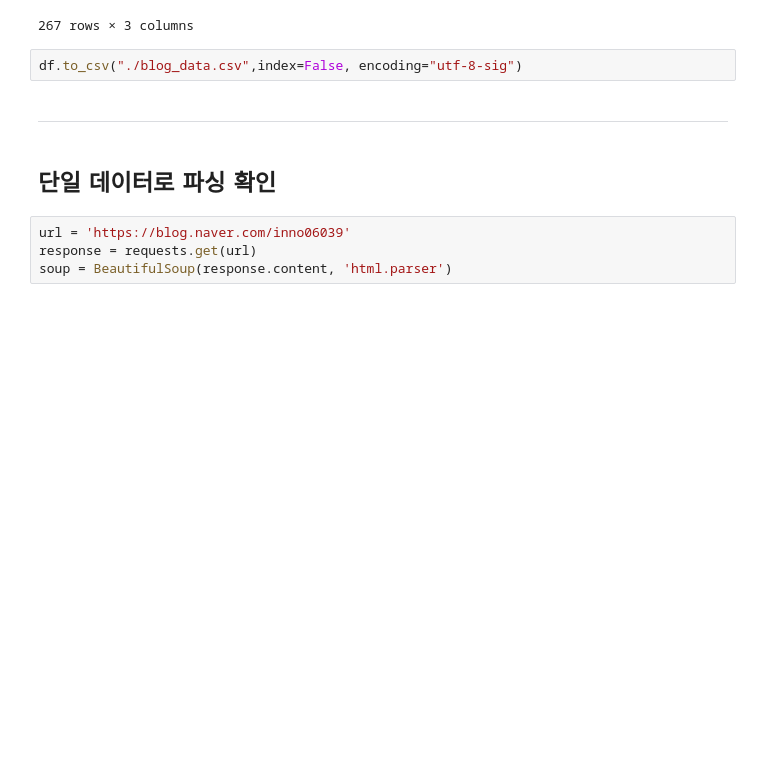
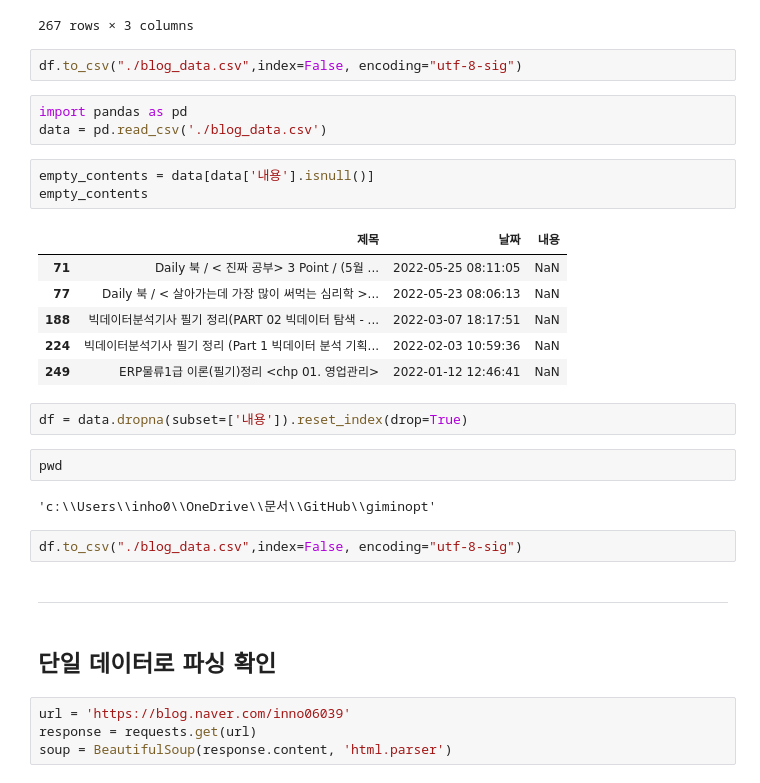
Before and after one commit to ru2zi/giminopt, a Jupyter notebook: train.ipynb, the cells around one changed output. Drawn from its saved outputs; the diff is of its cells as text; blank space fills up the shorter version.

```diff
--- a/train.ipynb
+++ b/train.ipynb
@@ -309,6 +309,27 @@ df
 267 rows × 3 columns
 # %%
 df.to_csv("./blog_data.csv",index=False, encoding="utf-8-sig")
+# %%
+import pandas as pd
+data = pd.read_csv('./blog_data.csv')
+# %%
+empty_contents = data[data['내용'].isnull()]
+empty_contents
+# %% [output]
+|  | 제목 | 날짜 | 내용 |
+| 71 | Daily 북 / < 진짜 공부> 3 Point / (5월 ... | 2022-05-25 08:11:05 | NaN |
+| 77 | Daily 북 / < 살아가는데 가장 많이 써먹는 심리학 >... | 2022-05-23 08:06:13 | NaN |
+| 188 | 빅데이터분석기사 필기 정리(PART 02 빅데이터 탐색 - ... | 2022-03-07 18:17:51 | NaN |
+| 224 | 빅데이터분석기사 필기 정리 (Part 1 빅데이터 분석 기획... | 2022-02-03 10:59:36 | NaN |
+| 249 | ERP물류1급 이론(필기)정리 <chp 01. 영업관리> | 2022-01-12 12:46:41 | NaN |
+# %%
+df = data.dropna(subset=['내용']).reset_index(drop=True)
+# %%
+pwd
+# %% [output]
+'c:\\Users\\inho0\\OneDrive\\문서\\GitHub\\giminopt'
+# %%
+df.to_csv("./blog_data.csv",index=False, encoding="utf-8-sig")
 # %% [markdown]
 ---
 # %% [markdown]
```
Also changed, not shown: 1 other file.
